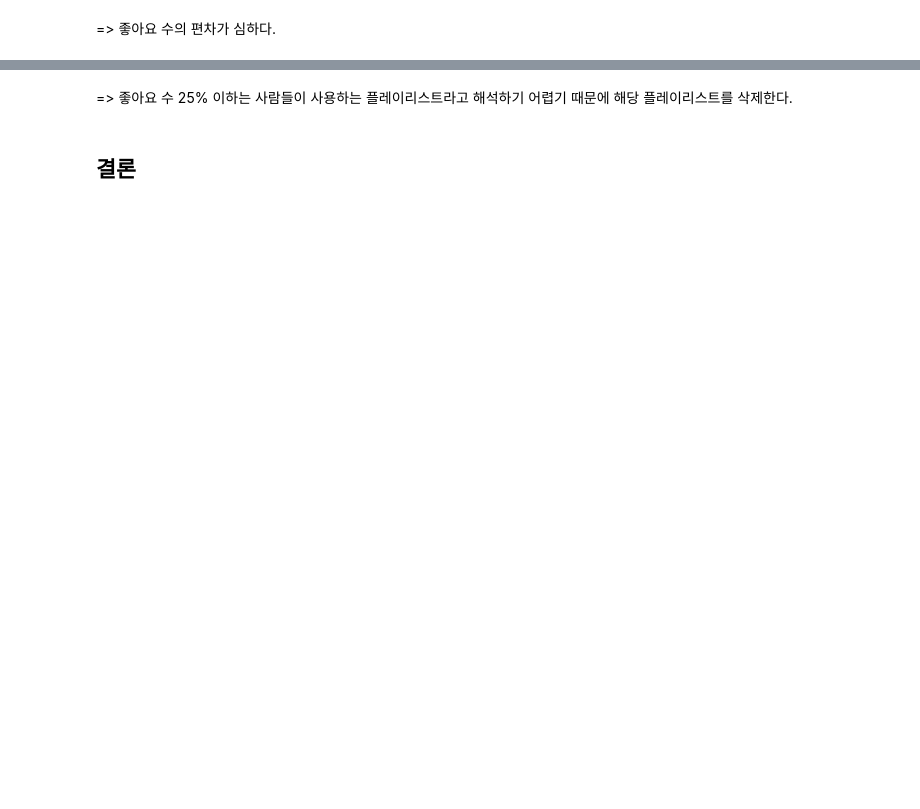
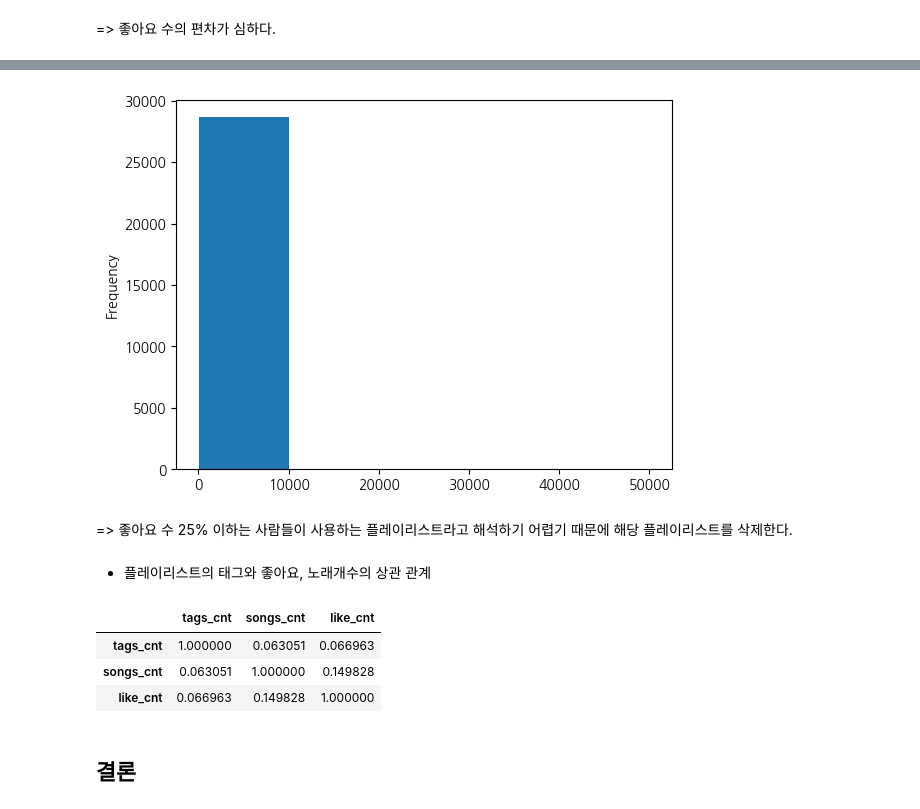
Before and after one commit to pulpo125/AIPlayer_Pling, a Jupyter notebook: 1_analysis/2_EDA.ipynb, the cells around one changed output, grey strips where cells are left out. Saved outputs shown, nothing was run; the diff lists cells and outputs as text; code cells hidden in the pictures; blank space fills up the shorter version.

```diff
--- a/1_analysis/2_EDA.ipynb
+++ b/1_analysis/2_EDA.ipynb
@@ -442,6 +819,10 @@ plt.show()
 # %%
 # ~75% Histogram
-playlists['like_cnt'].plot.hist(bins=range(30, 53211, 10000))
+playlists['like_cnt'].plot.hist(bins=range(25, 53211, 10000))
 plt.show()
+# %% [output]
+[figure, added]
 # %% [markdown]
 => 좋아요 수 25% 이하는 사람들이 사용하는 플레이리스트라고 해석하기 어렵기 때문에 해당 플레이리스트를 삭제한다.
+# %% [markdown]
+- 플레이리스트의 태그와 좋아요, 노래개수의 상관 관계
@@ -448,2 +832,12 @@ plt.show()
+# %%
+playlists_corr = playlists[['tags_cnt', 'songs_cnt', 'like_cnt']]
+playlists_corr.corr()
+
+# 상관관계 없음
+# %% [output]
+|  | tags_cnt | songs_cnt | like_cnt |
+| tags_cnt | 1.000000 | 0.063051 | 0.066963 |
+| songs_cnt | 0.063051 | 1.000000 | 0.149828 |
+| like_cnt | 0.066963 | 0.149828 | 1.000000 |
 # %% [markdown]
 ## 결론
```
Also changed, not shown: parts of 46 cells of this notebook.
